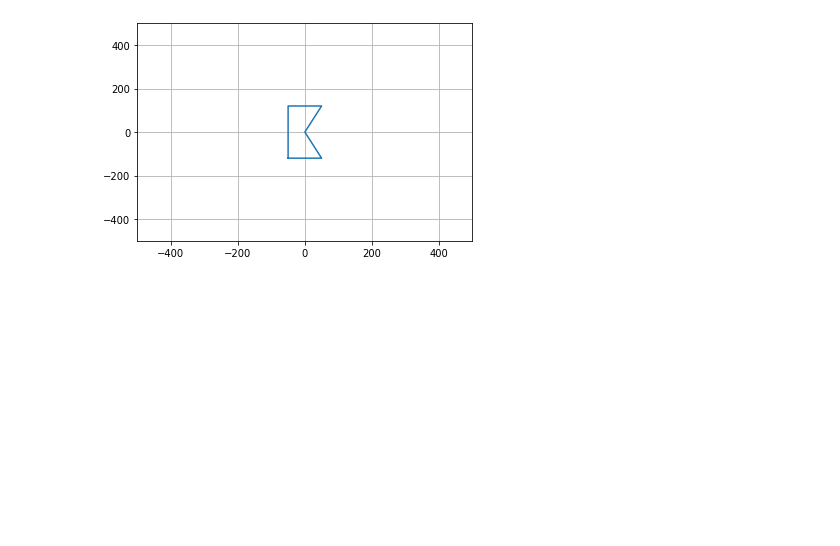
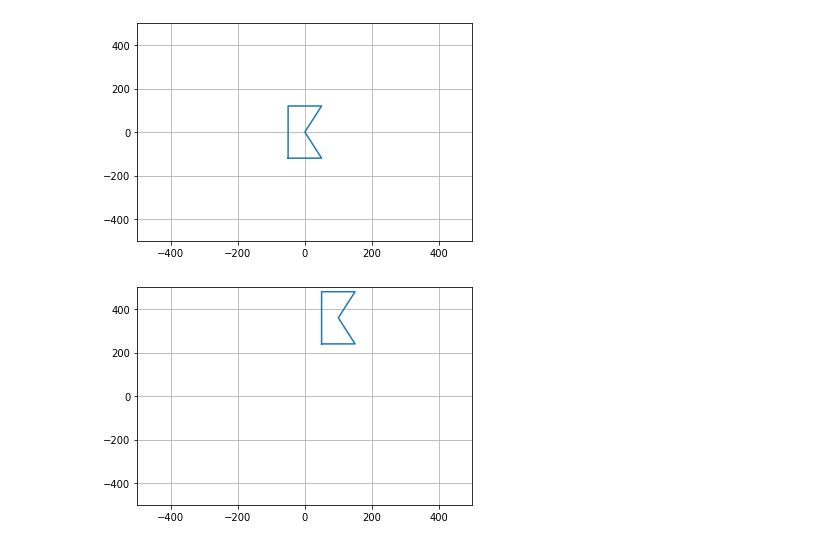
Before and after one commit to platypova/Netology_Data_Science, a Jupyter notebook: DS_Math/HW_2.ipynb, the cells around one changed output. Drawn from its saved outputs; the diff is of its cells as text; code cells hidden in the pictures; blank space fills up the shorter version.

```diff
--- a/DS_Math/HW_2.ipynb
+++ b/DS_Math/HW_2.ipynb
@@ -185,0 +186,7 @@ draw_object(scale_res)
+# %%
+res = np.dot(A,shift_matr)
+res = np.dot(res,scale_matr)
+# %%
+draw_object(res)
+# %% [output]
+[figure, added]
```
Also changed, not shown: parts of 1 cell of this notebook.
